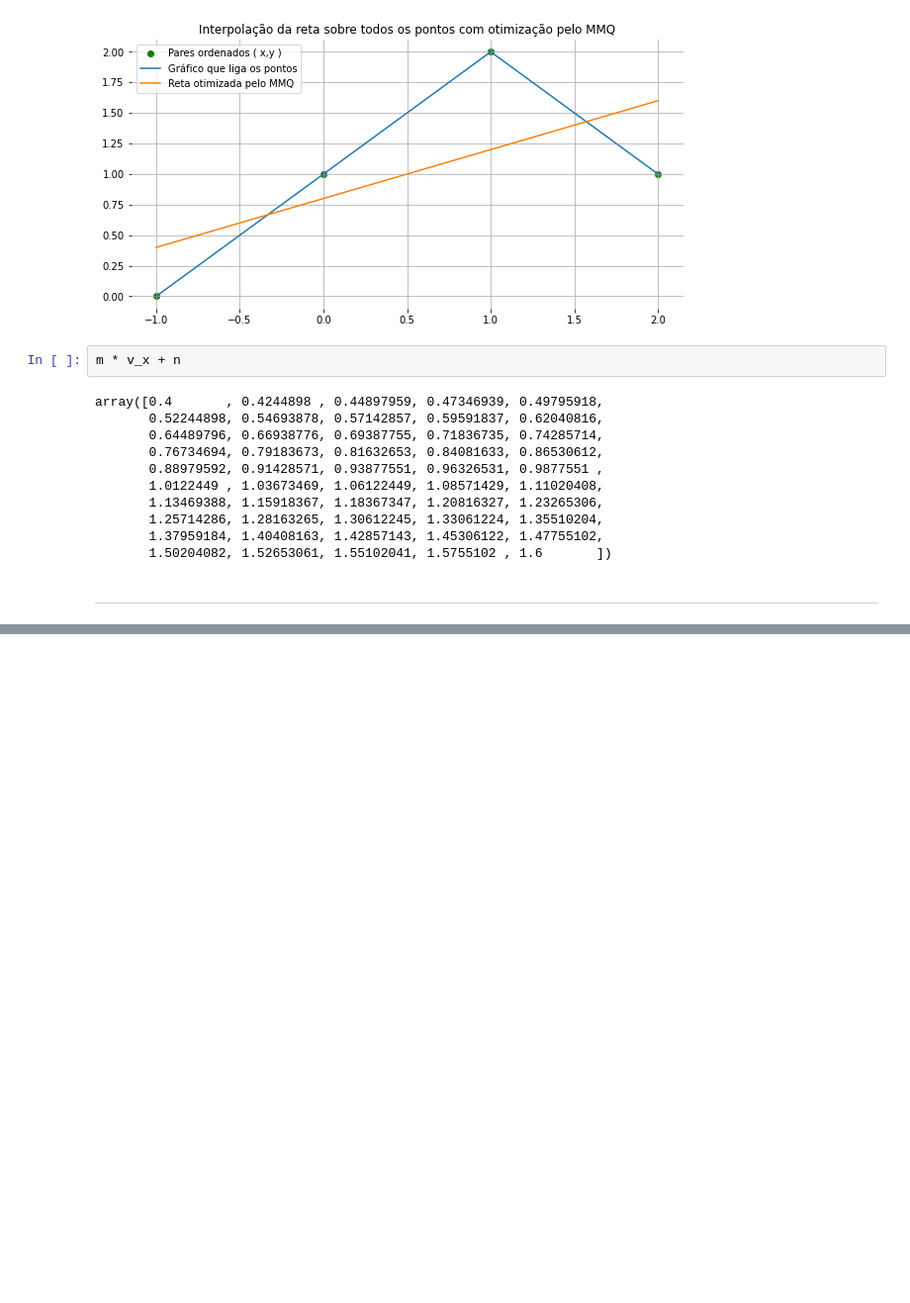
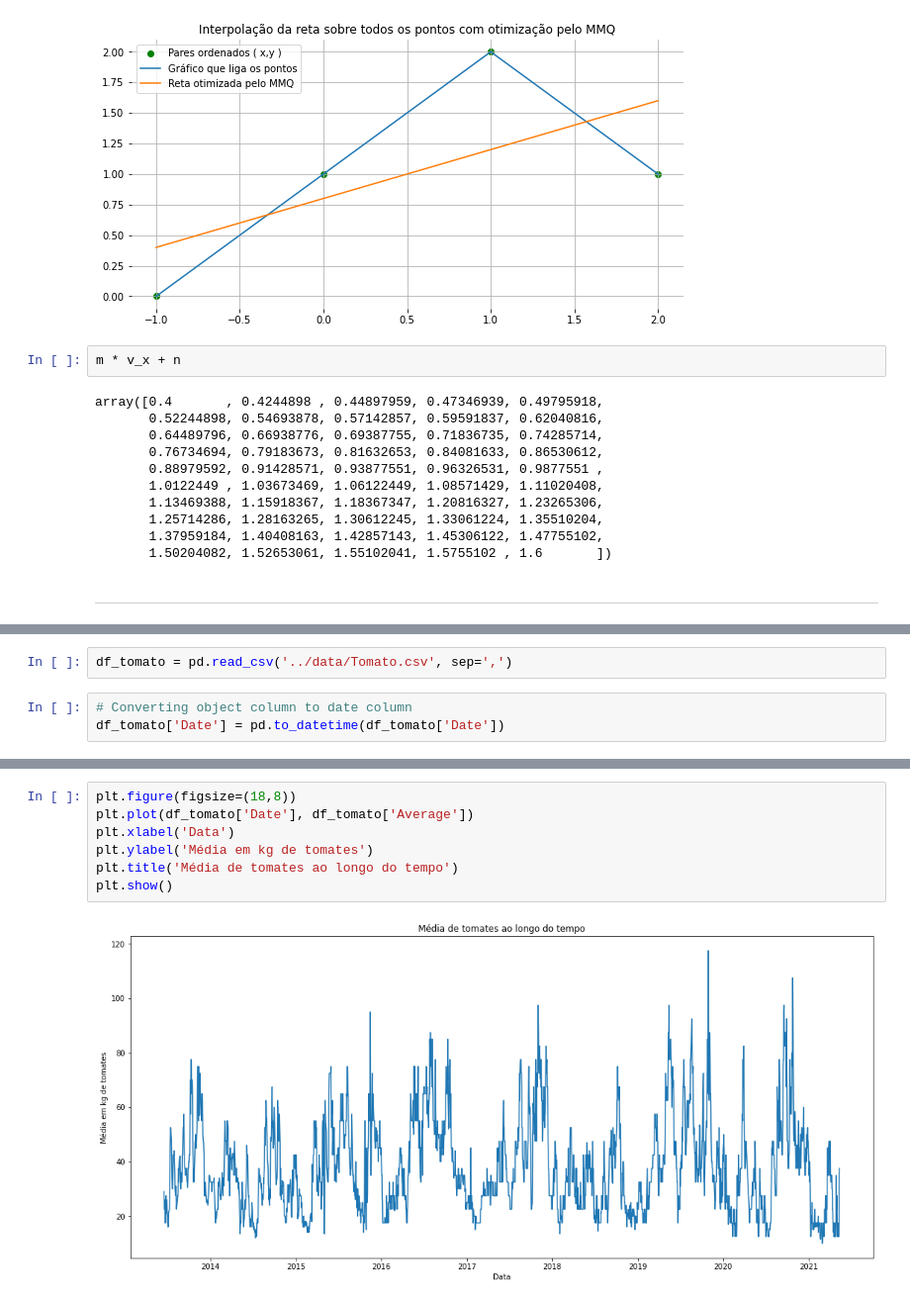
Before and after one commit to rfelipesilva/pos-tech-data-analytics, a Jupyter notebook: fase_02_machine_learning_and_time_series/jupyter/01-machine learning com python.ipynb, the cells around one changed output, grey strips where cells are left out. Shown: that part at 99% size. Drawn from its saved outputs; the diff is of its cells as text; blank space fills up the shorter version.

```diff
--- a/fase_02_machine_learning_and_time_series/jupyter/01-machine learning com python.ipynb
+++ b/fase_02_machine_learning_and_time_series/jupyter/01-machine learning com python.ipynb
@@ -229,0 +460,5 @@ array([0.4       , 0.4244898 , 0.44897959, 0.47346939, 0.49795918,
+# %%
+df_tomato = pd.read_csv('../data/Tomato.csv', sep=',')
+# %%
+# Converting object column to date column
+df_tomato['Date'] = pd.to_datetime(df_tomato['Date'])
@@ -229,0 +481,9 @@ array([0.4       , 0.4244898 , 0.44897959, 0.47346939, 0.49795918,
+# %%
+plt.figure(figsize=(18,8))
+plt.plot(df_tomato['Date'], df_tomato['Average'])
+plt.xlabel('Data')
+plt.ylabel('Média em kg de tomates')
+plt.title('Média de tomates ao longo do tempo')
+plt.show()
+# %% [output]
+[figure, added]
```
Also changed, not shown: parts of 51 cells of this notebook, 6 other files.
